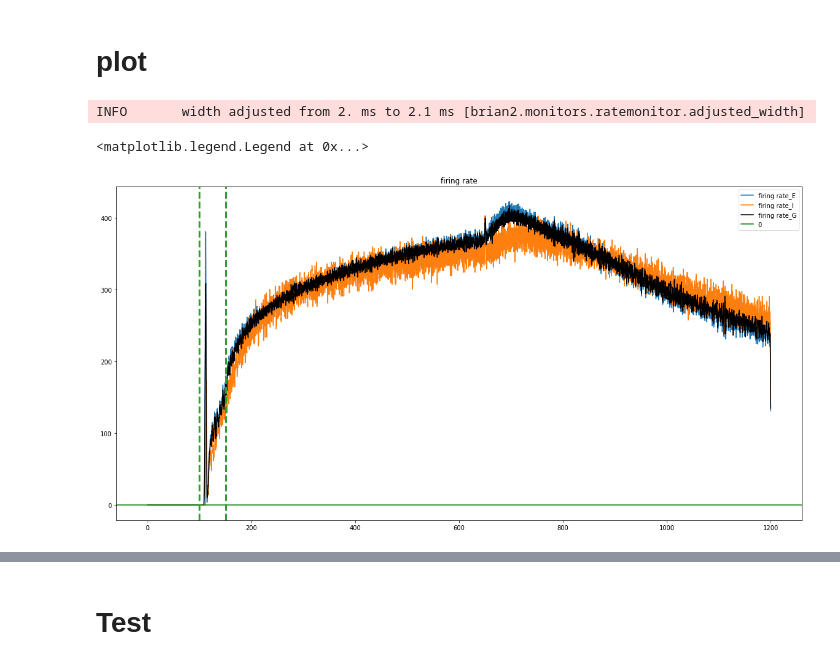
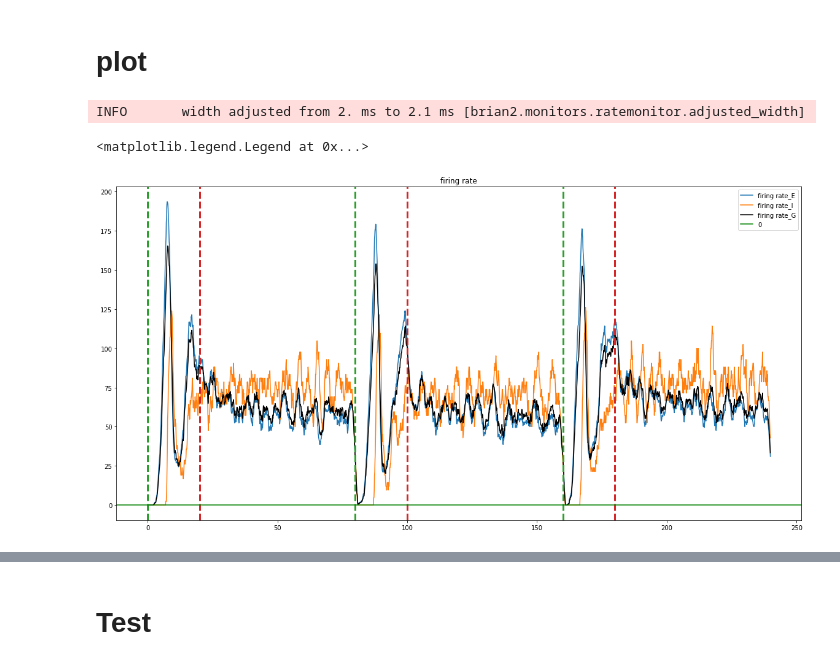
Before and after one commit to JakenCool/Spiking_STDP, a Jupyter notebook: 2013_spiking-Loop.ipynb, the cells around one changed output, grey strips where cells are left out. Cells and saved outputs as stored; diff of their text form; code cells hidden in the pictures.

```diff
--- a/2013_spiking-Loop.ipynb
+++ b/2013_spiking-Loop.ipynb
@@ -149,52 +178,49 @@ syn_OE.w=1/(TEO/ms)
 # %%
 statemon_G = StateMonitor(G, 'v', record=True)
+net.add(statemon_G)
 spikemon_G=SpikeMonitor(G)
+net.add(spikemon_G)
 #rate
 ratemon_E = PopulationRateMonitor(G_E)
+net.add(ratemon_E)
 ratemon_I = PopulationRateMonitor(G_I)
+net.add(ratemon_I)
 ratemon_G = PopulationRateMonitor(G)
+net.add(ratemon_G)
 ###for testing
 statemon_G_con_I = StateMonitor(G, 'con_I', record=True)
 statemon_G_con_E_N = StateMonitor(G, 'con_E_N', record=True)
 statemon_G_con_E_A = StateMonitor(G, 'con_E_A', record=True)
 statemon_G_con_O = StateMonitor(G, 'con_O', record=True)
+net.add(statemon_G_con_I)
+net.add(statemon_G_con_O)
+net.add(statemon_G_con_E_N)
+net.add(statemon_G_con_E_A)
-# %%
-dec_time=100*ms
-sti_time=50*ms
-mem_time=500*ms
-for_time=100*ms
-iteration=2
-
-net=Network(collect())
-#先让network自己跑一段时间
-P.active = False
-net.run(dec_time)
-# %%
-for ii in range(iteration):
-    #再加入external input
-    P.rates = (35+ii*1)*Hz
-    P.active = True
-    net.run(sti_time)
-    #再去掉externa input
-    P.active = False
-    net.run(mem_time)
-    # let it go
-    G.v = [uniform(0,1) for i in range(NI+NE)]
+# %%
+for i in range(n_loop):
+    net.run(unit_time*(sti_unit+delay_unit))
+    #reset
+    G.v[:]=[uniform(0,1) for i in range(NI+NE)]
+    G.con_E_A = 0
+    G.con_E_N =0
+    G.con_I =0
+    G.con_O =0
 # %% [markdown]
 # plot
 # %%
 #firing rate
 figure(figsize=(20,10))
 plot(ratemon_E.t/ms,ratemon_E.smooth_rate(window='flat', width=2*ms)/Hz,label="firing rate_E")
 plot(ratemon_I.t/ms,ratemon_I.smooth_rate(window='flat', width=2*ms)/Hz,label="firing rate_I")
 plot(ratemon_G.t/ms,ratemon_G.smooth_rate(window='flat', width=2*ms)/Hz,c="k",label="firing rate_G")
 # axhline(y=500,color="r",label="max")
+for i in range(n_loop): #画出stim开始和结束的位置
+    axvline(i*(sti_time+delay_time)/ms,ls='--', c='C2', lw=3)
+    axvline((i*(sti_time+delay_time)+sti_time)/ms,ls='--', c='C3', lw=3)
 axhline(y=0,color="g",label="0")
-axvline(dec_time/ms, ls='--', c='C2', lw=3)
-axvline((dec_time+sti_time)/ms, ls='--', c='C2', lw=3)
 plt.title("firing rate")
 legend()
 # %% [output]
 INFO       width adjusted from 2. ms to 2.1 ms [brian2.monitors.ratemonitor.adjusted_width]
 <matplotlib.legend.Legend at 0x...>
-[figure, old version]
+[figure, new version]
```
Also changed, not shown: parts of 19 cells of this notebook.
